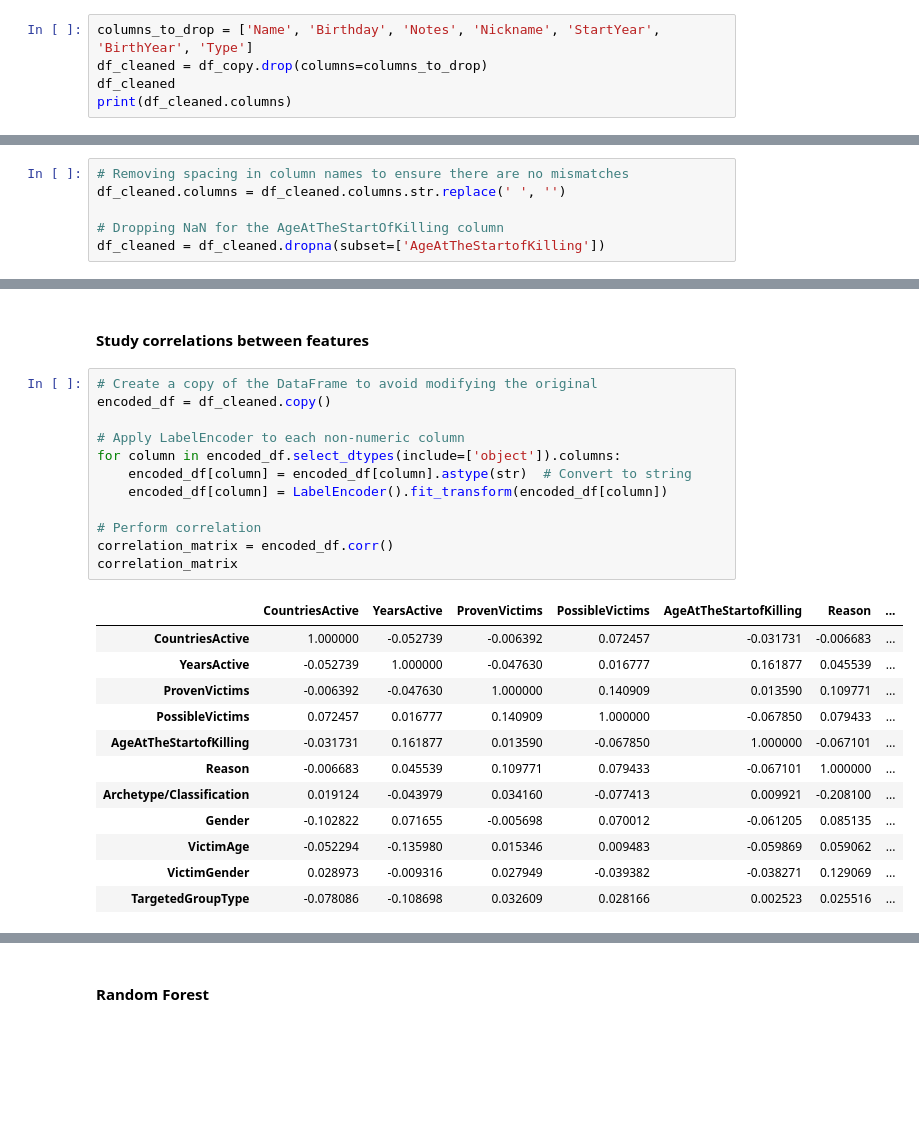
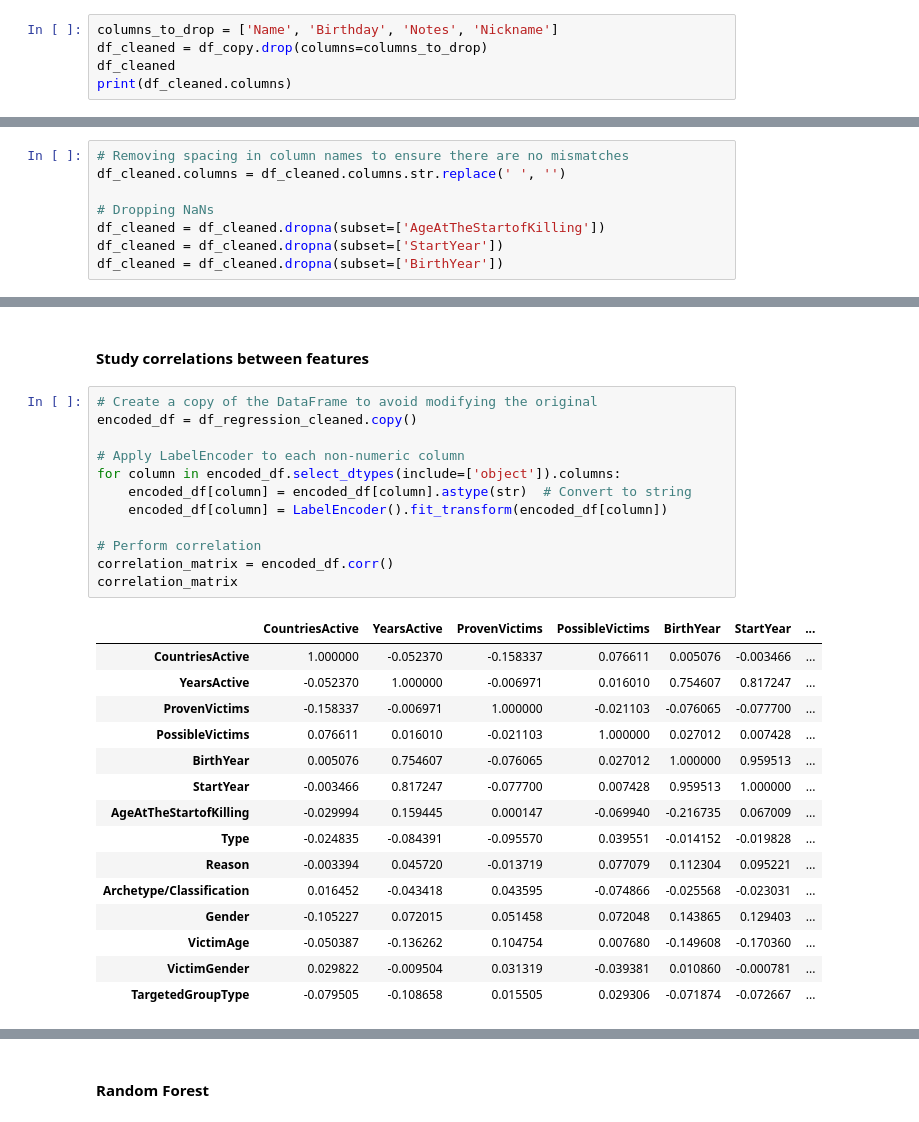
Before and after one commit to Bautist1000/MAL_FH, a Jupyter notebook: Final Assignment.ipynb, the cells around one changed output, grey strips where cells are left out. Saved outputs shown, nothing was run; the diff lists cells and outputs as text; blank space fills up the shorter version.

```diff
--- a/Final Assignment.ipynb
+++ b/Final Assignment.ipynb
@@ -127,5 +131,5 @@ We decided to drop Name, Notes and Nickname as they did not provide any valuable
 # %%
-columns_to_drop = ['Name', 'Birthday', 'Notes', 'Nickname', 'StartYear', 'BirthYear', 'Type']
+columns_to_drop = ['Name', 'Birthday', 'Notes', 'Nickname']
 df_cleaned = df_copy.drop(columns=columns_to_drop)
 df_cleaned
 print(df_cleaned.columns)
@@ -139,6 +144,8 @@ Index(['Countries Active', 'Years Active', 'Proven Victims',
 # Removing spacing in column names to ensure there are no mismatches
 df_cleaned.columns = df_cleaned.columns.str.replace(' ', '')
 
-# Dropping NaN for the AgeAtTheStartOfKilling column
+# Dropping NaNs
 df_cleaned = df_cleaned.dropna(subset=['AgeAtTheStartofKilling'])
+df_cleaned = df_cleaned.dropna(subset=['StartYear'])
+df_cleaned = df_cleaned.dropna(subset=['BirthYear'])
 # %%
@@ -196,29 +207,32 @@ See the caveats in the documentation: https://pandas.pydata.org/pandas-docs/stab
 #### Study correlations between features
 # %%
 # Create a copy of the DataFrame to avoid modifying the original
-encoded_df = df_cleaned.copy()
+encoded_df = df_regression_cleaned.copy()
 
 # Apply LabelEncoder to each non-numeric column
 for column in encoded_df.select_dtypes(include=['object']).columns:
     encoded_df[column] = encoded_df[column].astype(str)  # Convert to string
     encoded_df[column] = LabelEncoder().fit_transform(encoded_df[column])
 
 # Perform correlation
 correlation_matrix = encoded_df.corr()
 correlation_matrix
 # %% [output]
-|  | CountriesActive | YearsActive | ProvenVictims | PossibleVictims | AgeAtTheStartofKilling | Reason | ... |
-| CountriesActive | 1.000000 | -0.052739 | -0.006392 | 0.072457 | -0.031731 | -0.006683 | ... |
-| YearsActive | -0.052739 | 1.000000 | -0.047630 | 0.016777 | 0.161877 | 0.045539 | ... |
-| ProvenVictims | -0.006392 | -0.047630 | 1.000000 | 0.140909 | 0.013590 | 0.109771 | ... |
-| PossibleVictims | 0.072457 | 0.016777 | 0.140909 | 1.000000 | -0.067850 | 0.079433 | ... |
-| AgeAtTheStartofKilling | -0.031731 | 0.161877 | 0.013590 | -0.067850 | 1.000000 | -0.067101 | ... |
-| Reason | -0.006683 | 0.045539 | 0.109771 | 0.079433 | -0.067101 | 1.000000 | ... |
-| Archetype/Classification | 0.019124 | -0.043979 | 0.034160 | -0.077413 | 0.009921 | -0.208100 | ... |
-| Gender | -0.102822 | 0.071655 | -0.005698 | 0.070012 | -0.061205 | 0.085135 | ... |
-| VictimAge | -0.052294 | -0.135980 | 0.015346 | 0.009483 | -0.059869 | 0.059062 | ... |
-| VictimGender | 0.028973 | -0.009316 | 0.027949 | -0.039382 | -0.038271 | 0.129069 | ... |
-| TargetedGroupType | -0.078086 | -0.108698 | 0.032609 | 0.028166 | 0.002523 | 0.025516 | ... |
+|  | CountriesActive | YearsActive | ProvenVictims | PossibleVictims | BirthYear | StartYear | ... |
+| CountriesActive | 1.000000 | -0.052370 | -0.158337 | 0.076611 | 0.005076 | -0.003466 | ... |
+| YearsActive | -0.052370 | 1.000000 | -0.006971 | 0.016010 | 0.754607 | 0.817247 | ... |
+| ProvenVictims | -0.158337 | -0.006971 | 1.000000 | -0.021103 | -0.076065 | -0.077700 | ... |
+| PossibleVictims | 0.076611 | 0.016010 | -0.021103 | 1.000000 | 0.027012 | 0.007428 | ... |
+| BirthYear | 0.005076 | 0.754607 | -0.076065 | 0.027012 | 1.000000 | 0.959513 | ... |
+| StartYear | -0.003466 | 0.817247 | -0.077700 | 0.007428 | 0.959513 | 1.000000 | ... |
+| AgeAtTheStartofKilling | -0.029994 | 0.159445 | 0.000147 | -0.069940 | -0.216735 | 0.067009 | ... |
+| Type | -0.024835 | -0.084391 | -0.095570 | 0.039551 | -0.014152 | -0.019828 | ... |
+| Reason | -0.003394 | 0.045720 | -0.013719 | 0.077079 | 0.112304 | 0.095221 | ... |
+| Archetype/Classification | 0.016452 | -0.043418 | 0.043595 | -0.074866 | -0.025568 | -0.023031 | ... |
+| Gender | -0.105227 | 0.072015 | 0.051458 | 0.072048 | 0.143865 | 0.129403 | ... |
+| VictimAge | -0.050387 | -0.136262 | 0.104754 | 0.007680 | -0.149608 | -0.170360 | ... |
+| VictimGender | 0.029822 | -0.009504 | 0.031319 | -0.039381 | 0.010860 | -0.000781 | ... |
+| TargetedGroupType | -0.079505 | -0.108658 | 0.015505 | 0.029306 | -0.071874 | -0.072667 | ... |
 # %%
 plt.figure(figsize=(12, 8))
 sns.heatmap(correlation_matrix,
```
Also changed, not shown: parts of 24 cells of this notebook.
